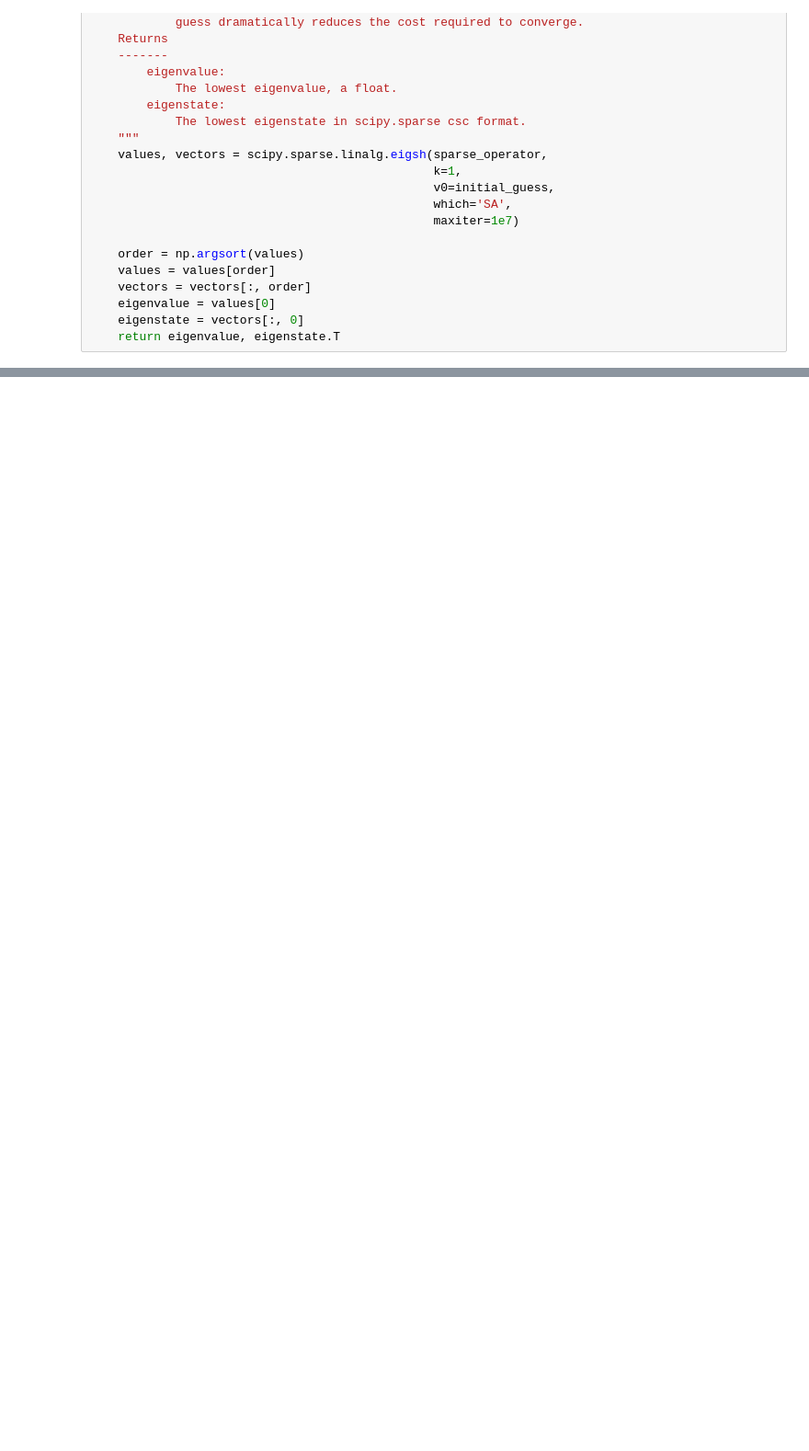
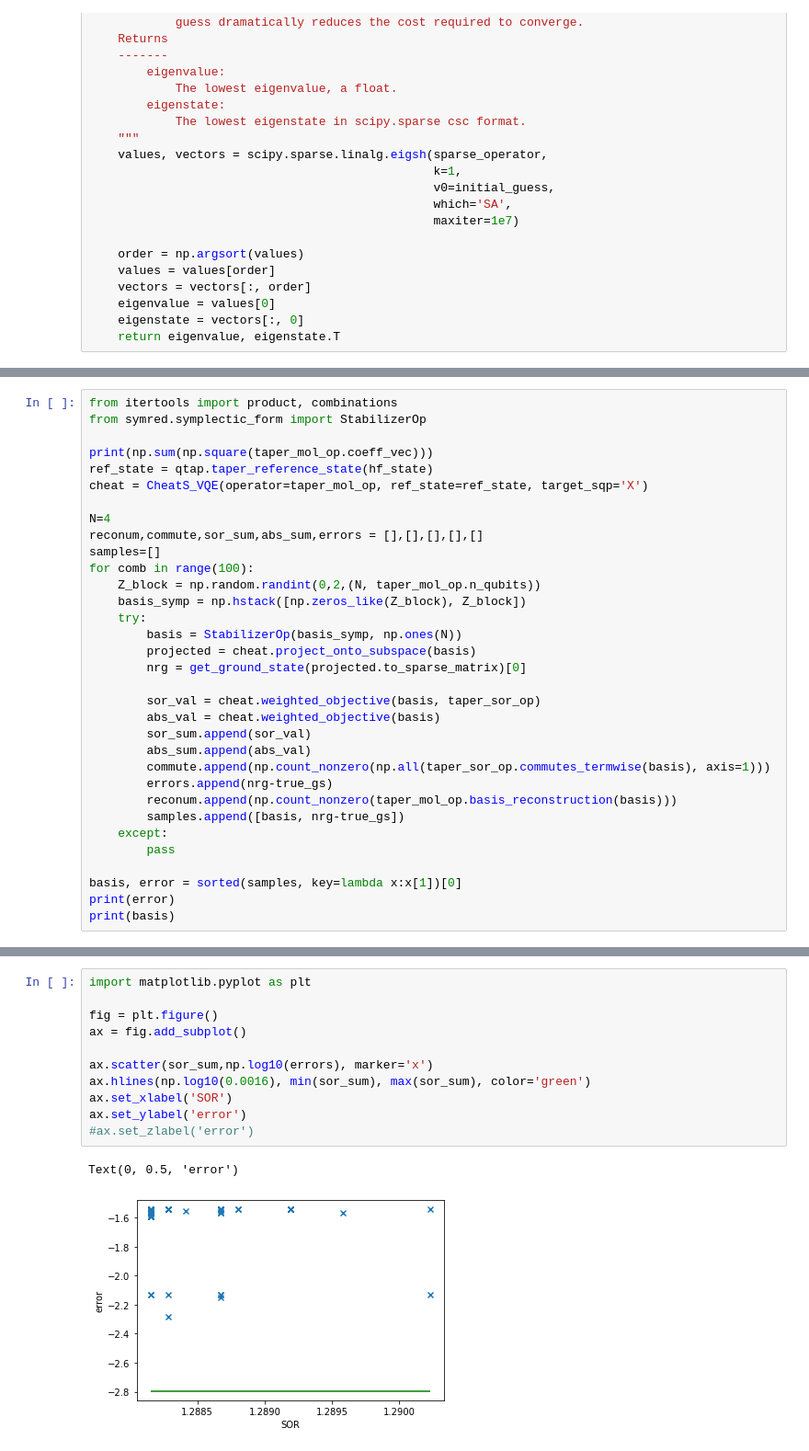
Before and after one commit to UCL-CCS/symmer, a Jupyter notebook: notebooks/sandbox.ipynb, the cells around one changed output, grey strips where cells are left out. Shown at 92% size. Saved outputs shown, nothing was run; the diff lists cells and outputs as text; blank space fills up the shorter version.

```diff
--- a/notebooks/sandbox.ipynb
+++ b/notebooks/sandbox.ipynb
@@ -107,0 +198,33 @@ array([1, 1, 1, 1, 1, 1, 0, 0, 0, 0])
+# %%
+from itertools import product, combinations
+from symred.symplectic_form import StabilizerOp
+
+print(np.sum(np.square(taper_mol_op.coeff_vec)))
+ref_state = qtap.taper_reference_state(hf_state)
+cheat = CheatS_VQE(operator=taper_mol_op, ref_state=ref_state, target_sqp='X')
+
+N=4
+reconum,commute,sor_sum,abs_sum,errors = [],[],[],[],[]
+samples=[]
+for comb in range(100):
+    Z_block = np.random.randint(0,2,(N, taper_mol_op.n_qubits))
+    basis_symp = np.hstack([np.zeros_like(Z_block), Z_block])
+    try:
+        basis = StabilizerOp(basis_symp, np.ones(N))
+        projected = cheat.project_onto_subspace(basis)
+        nrg = get_ground_state(projected.to_sparse_matrix)[0]
+
+        sor_val = cheat.weighted_objective(basis, taper_sor_op)
+        abs_val = cheat.weighted_objective(basis)
+        sor_sum.append(sor_val)
+        abs_sum.append(abs_val)
+        commute.append(np.count_nonzero(np.all(taper_sor_op.commutes_termwise(basis), axis=1)))
+        errors.append(nrg-true_gs)
+        reconum.append(np.count_nonzero(taper_mol_op.basis_reconstruction(basis)))
+        samples.append([basis, nrg-true_gs])
+    except:
+        pass
+
+basis, error = sorted(samples, key=lambda x:x[1])[0]
+print(error)
+print(basis)
@@ -107,0 +238,14 @@ array([1, 1, 1, 1, 1, 1, 0, 0, 0, 0])
+# %%
+import matplotlib.pyplot as plt
+
+fig = plt.figure()
+ax = fig.add_subplot()
+
+ax.scatter(sor_sum,np.log10(errors), marker='x')
+ax.hlines(np.log10(0.0016), min(sor_sum), max(sor_sum), color='green')
+ax.set_xlabel('SOR')
+ax.set_ylabel('error')
+#ax.set_zlabel('error')
+# %% [output]
+Text(0, 0.5, 'error')
+[figure, added]
```
Also changed, not shown: parts of 73 cells of this notebook, 1 other file.
